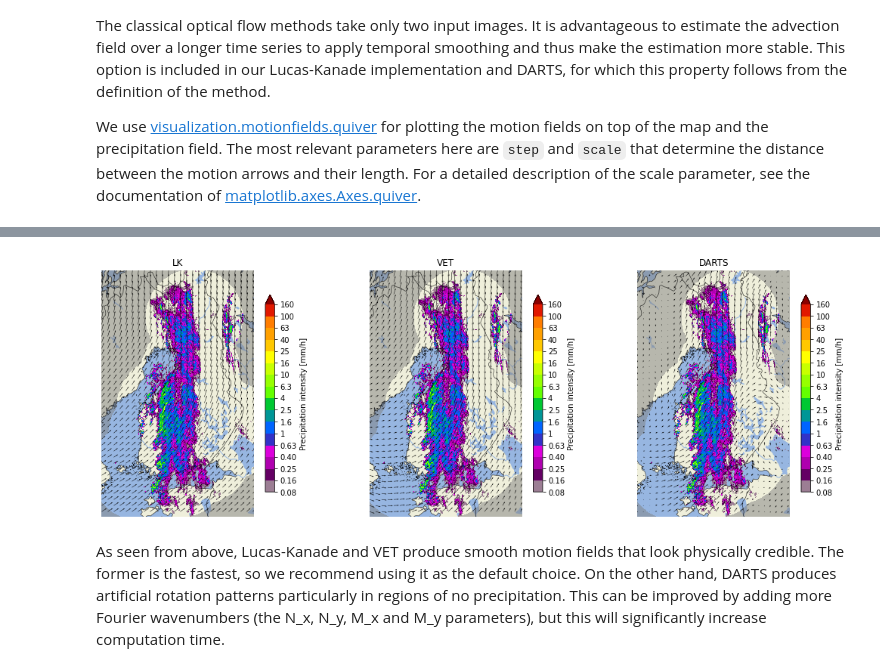
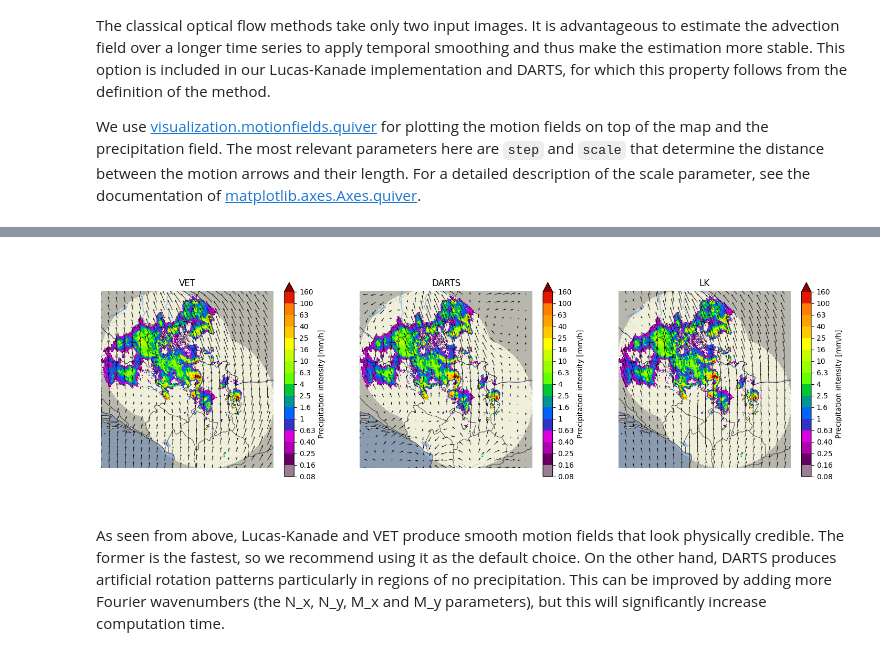
Before and after one commit to pySTEPS/ERAD-nowcasting-course-2026, a Jupyter notebook: notebooks/exercise_notebooks/block_03_optical_flow_and_extrapolation.ipynb, the cells around one changed output, grey strips where cells are left out. Saved outputs shown, nothing was run; the diff lists cells and outputs as text; code cells hidden in the pictures.

```diff
--- a/notebooks/exercise_notebooks/block_03_optical_flow_and_extrapolation.ipynb
+++ b/notebooks/exercise_notebooks/block_03_optical_flow_and_extrapolation.ipynb
@@ -60,7 +58,7 @@ from pysteps import motion
 from pysteps.utils import transformation
 from pysteps.visualization import plot_precip_field, quiver
 
-methods = ["LK", "VET", "DARTS"]
+methods = ["VET", "DARTS", "LK"]
 plt.figure(figsize=(18, 6))
 
 # When computing the optical flow, transforming the precipitation rates (mm/h)
@@ -88,24 +86,24 @@ for i, method in enumerate(methods):
 
     starttime = time.time()
 
-    if method == "LK":
-        # Use six most recent precipitation fields (30 minutes) for Lucas-Kanade
-        # Disable printing with verbose=False
-        advection = oflow(precip_finite[-6:], verbose=False)
-    elif method == "VET":
+    if method == "VET":
         # VET takes two or three input fields
-        advection = oflow(precip_finite[-3:], verbose=False)
+        advection = oflow(precip_finite[21:24], verbose=False)
     elif method == "DARTS":
         # Use twelve most recent precipitation fields (one hour) for DARTS that
         # performs the best when supplied with a long time series
-        advection = oflow(precip_finite[-12:], verbose=False)
+        advection = oflow(precip_finite[12:24], verbose=False)
+    elif method == "LK":
+        # Use three most recent precipitation fields (15 minutes) for Lucas-Kanade
+        # Disable printing with verbose=False
+        advection = oflow(precip_finite[18:24], verbose=False)
 
     print(f"Optical flow computation with {method} took {time.time() - starttime:.03f} seconds")
 
-    plt.subplot(131 + i)
+    plt.subplot(131 + i).set_axis_off()
 
-    plot_precip_field(precip[-1], geodata=metadata, title=method)
-    quiver(advection, geodata=metadata, step=15, quiver_kwargs={"scale": 50})
+    plot_precip_field(precip[12], geodata=metadata, title=method)
+    quiver(advection, geodata=metadata, step=30, quiver_kwargs={"scale": 60})
 
 plt.show()
 # %% [output]
@@ -115,4 +113,4 @@ Optical flow computation with DARTS took 2.398 seconds
-[figure, old version]
+[figure, new version]
 # %% [markdown]
 As seen from above, Lucas-Kanade and VET produce smooth motion fields that look physically credible. The former is the fastest, so we recommend using it as the default choice. On the other hand, DARTS produces artificial rotation patterns particularly in regions of no precipitation. This can be improved by adding more Fourier wavenumbers (the N_x, N_y, M_x and M_y parameters), but this will significantly increase computation time.
 # %% [markdown]
```
Also changed, not shown: parts of 3 cells of this notebook.
